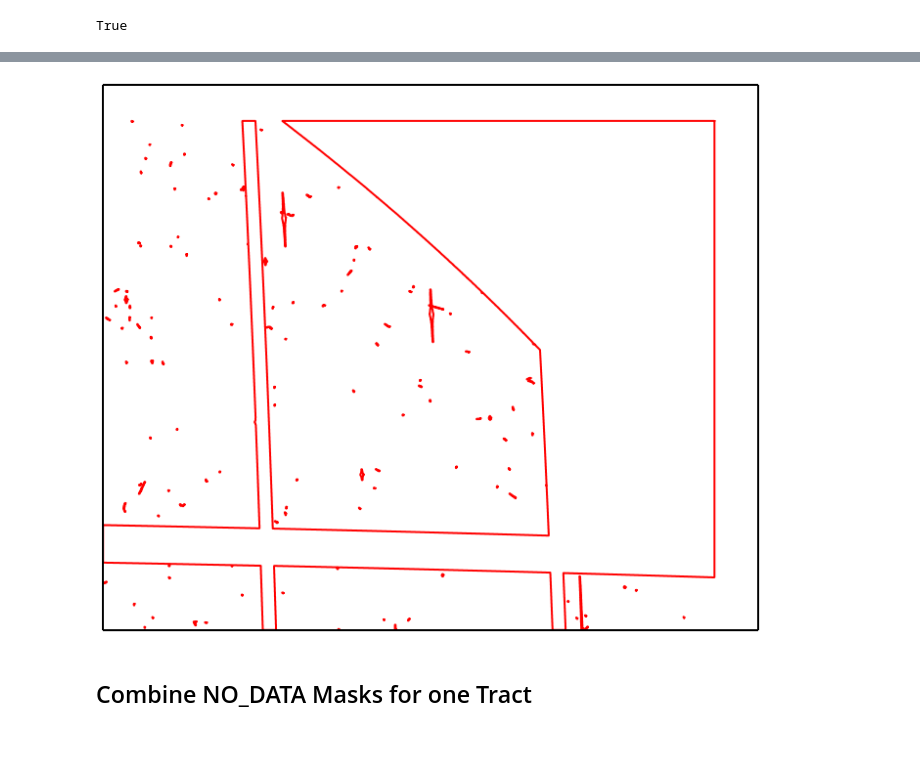
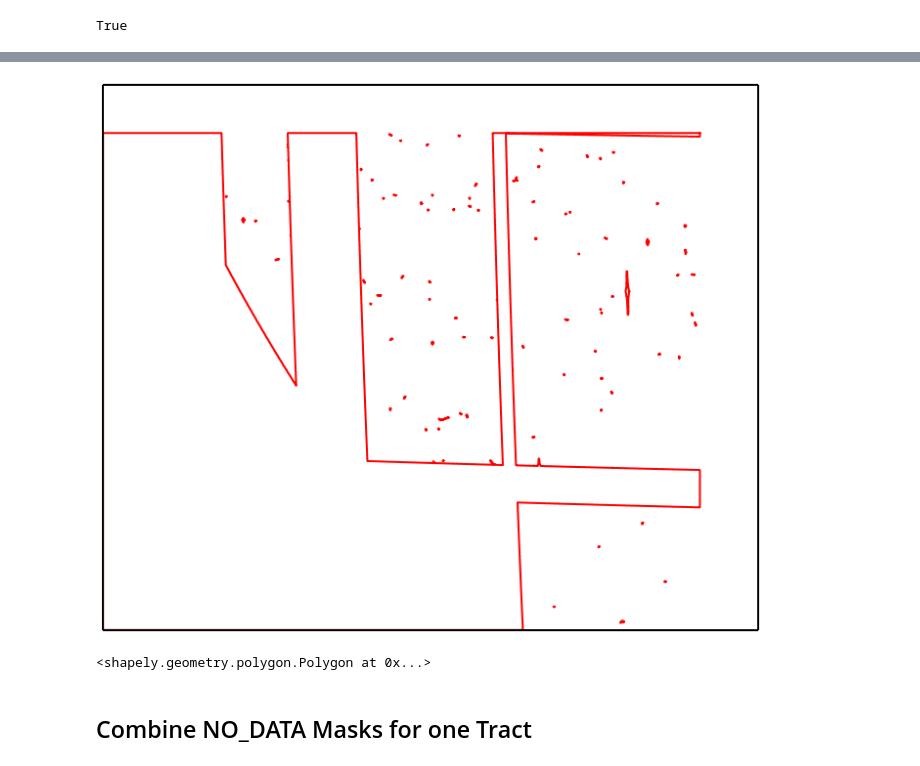
Before and after one commit to johnnygreco/hs_hsc, a Jupyter notebook: py/ipynb/coaddMatchTest.ipynb, the cells around one changed output, grey strips where cells are left out. Cells and saved outputs as stored; diff of their text form; code cells hidden in the pictures.

```diff
--- a/py/ipynb/coaddMatchTest.ipynb
+++ b/py/ipynb/coaddMatchTest.ipynb
@@ -534,9 +536,9 @@ array([[ 31.84384037,  -7.16482774]])
 ## Extra NoData Test
 # %%
 rootDir = '/lustre/Subaru/SSP/rerun/yasuda/SSP3.4.1_20141224/'
-tract   = 9009
-patch   = '4,2'
-filter  = 'HSC-I'
+tract   = 9452
+patch   = '0,0'
+filter  = 'HSC-Y'
 file    = rootDir + 'deepCoadd/' + filter + '/' + str(tract) + '/' + patch + '.fits'
 import os
 os.path.isfile(file)
@@ -576,19 +576,20 @@ contoursAll = find_contours(noDataArr, 0)
 # %%
 fig, ax = plt.subplots()
 #ax.imshow(noDataArr, interpolation='nearest', cmap=plt.cm.gray)
+polyList = []
 for n, contour in enumerate(contoursAll):
     contourCoords = approximate_polygon(contour, tolerance=4)
     if len(contourCoords) > 3:
         maskLine = LineString(contourCoords)
         if maskLine.is_valid:
             poly = Polygon(contour)
+            polyList.append(poly)
             bounds = poly.boundary
             x, y = bounds.xy
             ax.plot(x, y, linewidth=2, color='r')
-            #print poly.area
 
 ax.set_xticks([])
 ax.set_yticks([])
 plt.show()
 # %% [output]
-[figure, old version]
+[figure, new version]
@@ -595,3 +598,7 @@ plt.show()
+# %%
+weird.buffer(1)
+# %% [output]
+<shapely.geometry.polygon.Polygon at 0x...>
 # %% [markdown]
 ## Combine NO_DATA Masks for one Tract
 # %%
```
Also changed, not shown: parts of 3 cells of this notebook.
